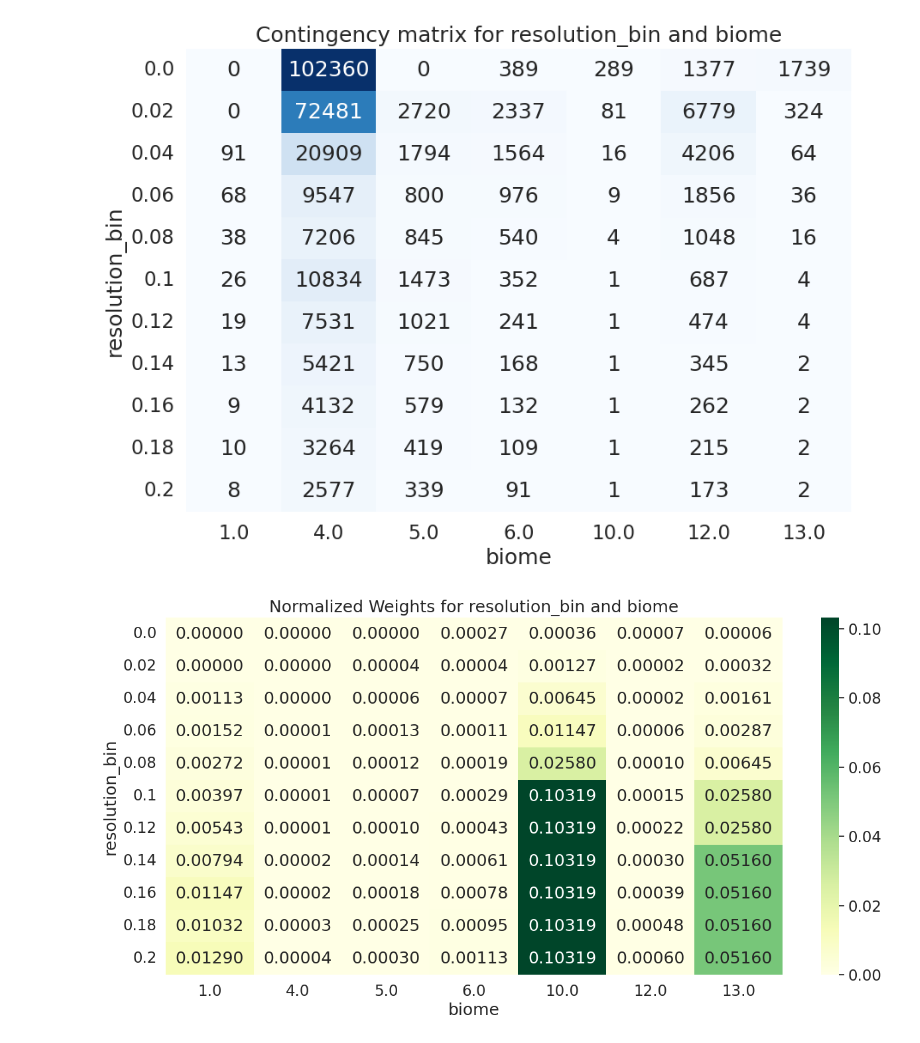
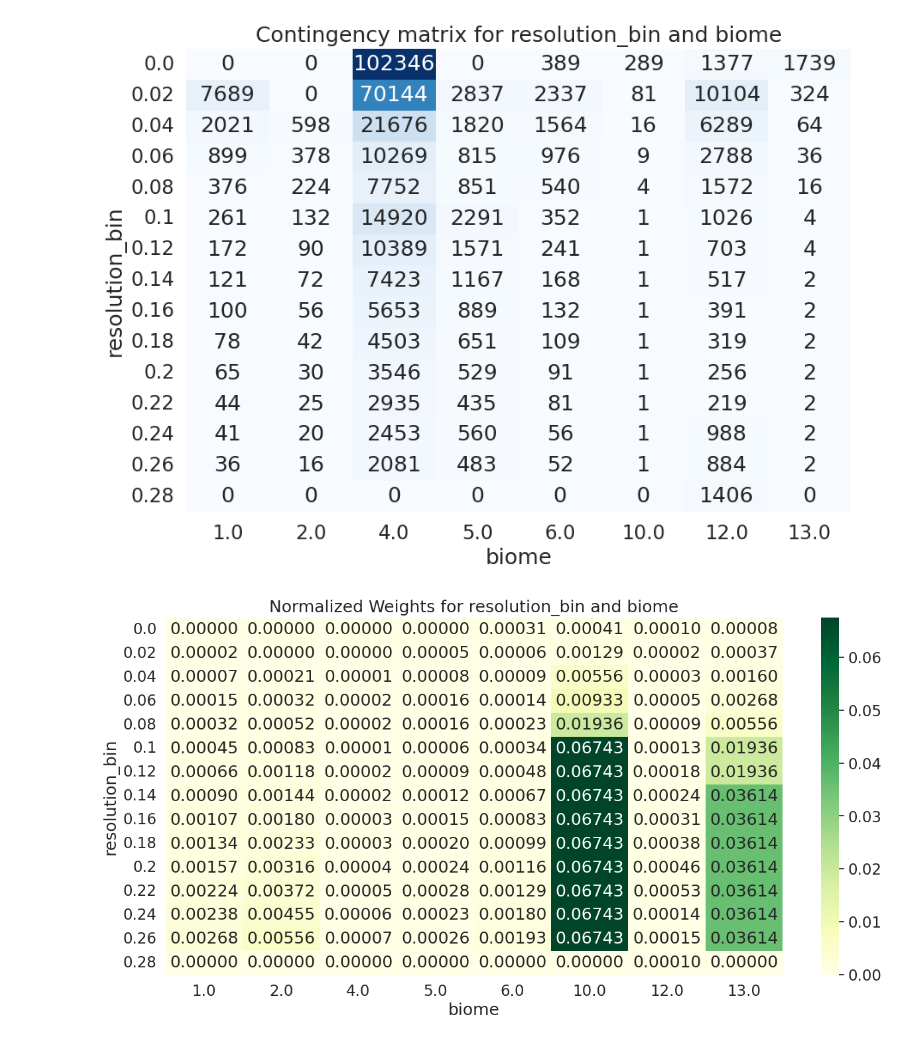
Before and after one commit to jmoeh/standing-deadwood, a Jupyter notebook: notebooks/X_trash.ipynb, the cells around one changed output. Saved outputs shown, nothing was run; the diff lists cells and outputs as text; code cells hidden in the pictures.

```diff
--- a/notebooks/X_trash.ipynb
+++ b/notebooks/X_trash.ipynb
@@ -34,12 +34,10 @@ np.random.seed(seed)
 torch.manual_seed(seed)
 torch.cuda.manual_seed_all(seed)
 # %%
-register_df = pd.read_csv(
-    "/net/home/jmoehring/scratch/tiles_1024/register_baseline.csv"
-)
+register_df = pd.read_csv("/net/home/jmoehring/scratch/tiles/register.csv")
 dataset = DeadwoodDataset(
     register_df=register_df,
-    images_dir="/net/home/jmoehring/scratch/tiles_1024",
+    images_dir="/net/home/jmoehring/scratch/tiles",
     no_folds=3,
     random_seed=seed,
     test_size=0,
@@ -63,39 +61,39 @@ sns.heatmap(
 plt.title("Contingency matrix for resolution_bin and biome")
 plt.show()
 # %% [output]
-[figure, old version]
+[figure, new version]
 # %%
 import pandas as pd
 import seaborn as sns
 import matplotlib.pyplot as plt
 
 # Assuming register_df is your DataFrame with 'resolution_bin' and 'biome' columns
 # Create the contingency matrix
 contingency_matrix = pd.crosstab(register_df["resolution_bin"], register_df["biome"])
 
 # Calculate proportions
 proportions = contingency_matrix / contingency_matrix.sum().sum()
 
 # Compute weights as the inverse of the proportions
-weights = (1 / proportions.replace(0, np.nan)) ** 1  # Avoid division by zero
+weights = (1 / proportions.replace(0, np.nan)) ** 0.9  # Avoid division by zero
 weights = weights.fillna(0)  # Replace NaN values with 0
 
 # Normalize weights
 normalized_weights = weights / weights.sum().sum()
 
 # Plotting the normalized weights
 plt.figure(figsize=(15, 7))
 sns.heatmap(
     normalized_weights,
     annot=True,
     fmt=".5f",
     cmap="YlGn",
     cbar=True,
 )
 plt.title("Normalized Weights for resolution_bin and biome")
 plt.show()
 # %% [output]
-[figure, old version]
+[figure, new version]
 # %%
 # map the weights to the register_df
 register_df["weights"] = register_df.apply(
```
Also changed, not shown: parts of 1 cell of this notebook.
